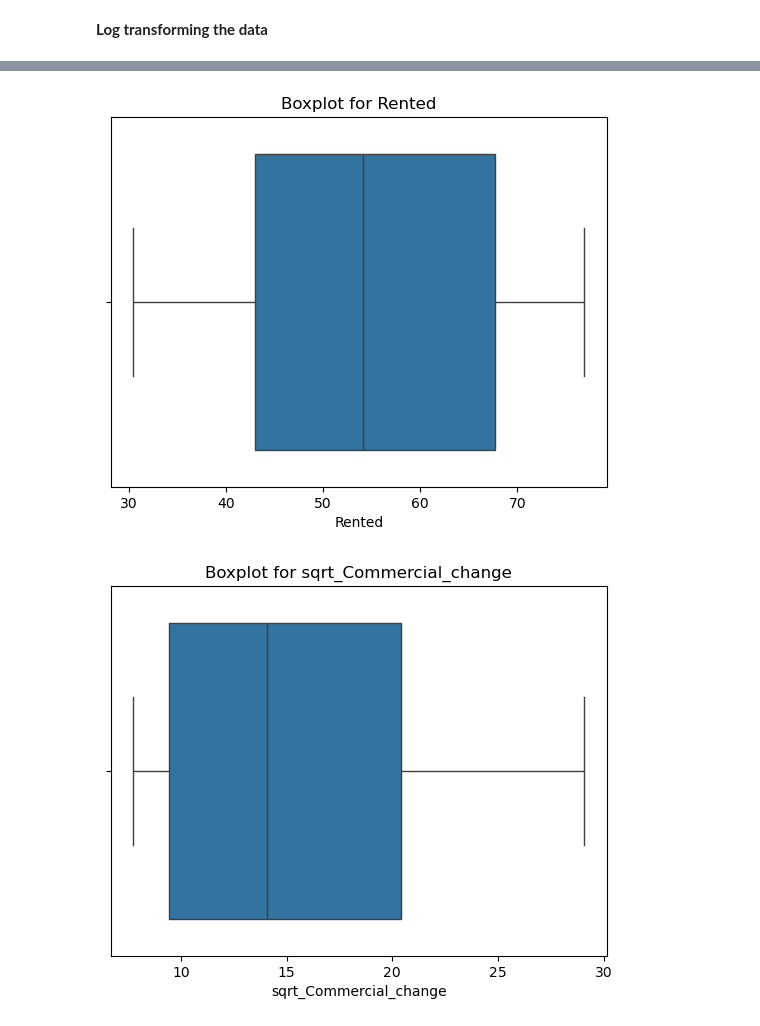
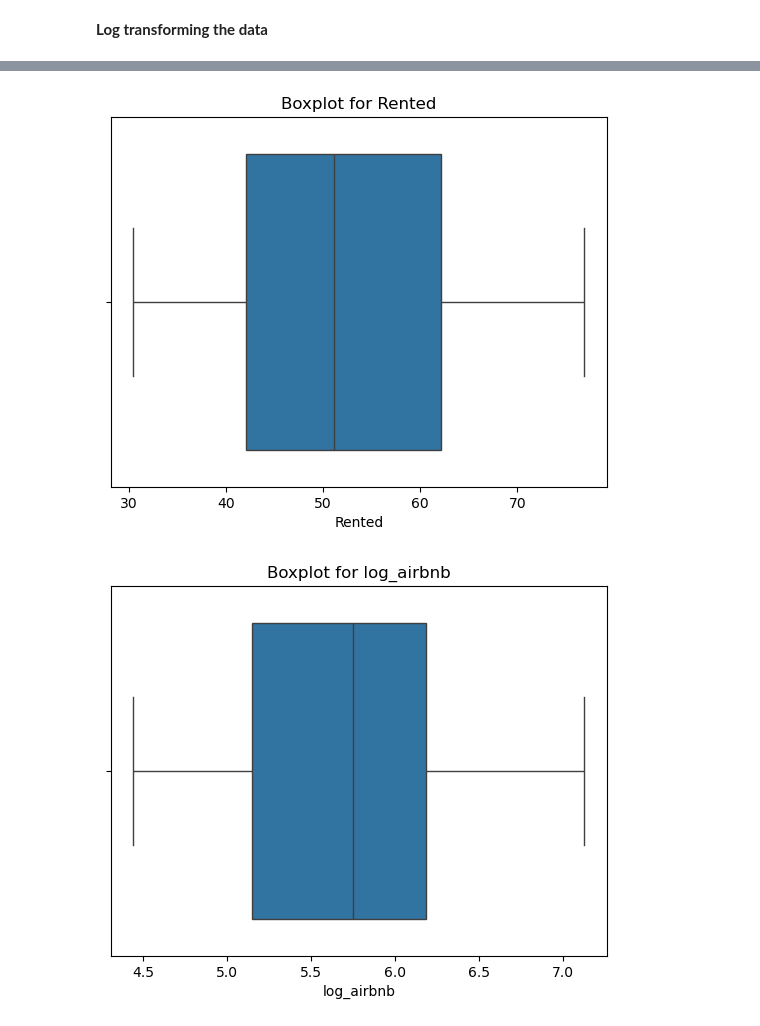
Before and after one commit to a-saveleva/FSDS_Slap, a Jupyter notebook: Regression.ipynb, the cells around one changed output, grey strips where cells are left out. Cells and saved outputs as stored; diff of their text form; code cells hidden in the pictures.

```diff
--- a/Regression.ipynb
+++ b/Regression.ipynb
@@ -951,7 +930,7 @@ vacantprops_with_tenure = pd.merge(df_vacantprops[['LAcode', 'LAname', 2023]],
 # Merging vacantprops_with_tenure with merged_borough_counts to add Commercial Change
 vacantprops_with_tenure_and_commercial = pd.merge(
     vacantprops_with_tenure,
-    merged_borough_counts[['GSS_CODE', 'Listings_Count_first']],
+    counts_first_gdf[['GSS_CODE', 'total_airbnbs']],
     left_on='LAcode',  # Merge on LAcode from vacantprops_with_tenure
     right_on='GSS_CODE',  # Merge on GSS_CODE from merged_borough_counts
     how='inner'  # Inner join to only keep matching rows
@@ -1012,14 +991,14 @@ print(final_data_cleaned)
 import numpy as np
 
 # sqrt transform the 'Commercial_change' and '2023' columns heteroscedastic
-final_data_cleaned['sqrt_Listings_Count_first'] = np.sqrt(final_data_cleaned['Listings_Count_first'])
+final_data_cleaned['sqrt_airbnb'] = np.sqrt(final_data_cleaned['total_airbnbs'])
 final_data_cleaned['log_2023'] = np.log(final_data_cleaned[2023])
 
 final_data_cleaned['log_distance_to_midpoint'] = np.log(final_data_cleaned['distance_to_midpoint'] + 1)  # Add 1 to avoid log(0)
 final_data_cleaned['sqrt_pricedif'] = np.sqrt(final_data_cleaned['Price_Difference'] + 1)  # Add 1 to avoid log(0)
 
 
-#because hetero
+#because heteroscedastic
 
 # Display the dataframe after log transformation
 print(final_data_cleaned)
@@ -1027,7 +1006,7 @@ print(final_data_cleaned)
 ## --- doing the shapiro test again on both
         ## logged commercial data ##
 # Perform the Shapiro-Wilk test
-stat, p_value = shapiro(final_data_cleaned['sqrt_Listings_Count_first'])
+stat, p_value = shapiro(final_data_cleaned['log_airbnb'])
 ## Shapiro-Wilk Test Statistic: 0.9556339522701023
 #P-value: 0.20788115435839877
 
@@ -1053,14 +1032,14 @@ plt.figure(figsize=(12, 6))
 
 # Plot histogram for log-transformed Commercial Change
 plt.subplot(1, 2, 1)  # 1 row, 2 columns, 1st subplot
-sns.histplot(final_data_cleaned['log_Commercial_change'], kde=True, color='blue')
+sns.histplot(final_data_cleaned['log_airbnb'], kde=True, color='blue')
 plt.title('Histogram of Log-Transformed Commercial Change')
-plt.xlabel('Log of Commercial Change')
+plt.xlabel('Log of airbnb percentage change data')
 plt.ylabel('Frequency')
 
 # Plot histogram for log-transformed 2023 values
 plt.subplot(1, 2, 2)  # 1 row, 2 columns, 2nd subplot
-sns.histplot(final_data_cleaned['sqrt_2023'], kde=True, color='green')
+sns.histplot(final_data_cleaned['log_2023'], kde=True, color='green')
 plt.title('Histogram of Log-Transformed 2023')
 plt.xlabel('Log of 2023 Values')
 plt.ylabel('Frequency')
@@ -1079,7 +1075,7 @@ import matplotlib.pyplot as plt
 import seaborn as sns
 
 # List of variables to check for outliers
-vars_ = ['log_2023', 'Owned', 'Rented', 'sqrt_Commercial_change', 'log_distance_to_midpoint', 'sqrt_pricedif']
+vars_ = ['log_2023', 'Owned', 'Rented', 'log_airbnb', 'log_distance_to_midpoint', 'sqrt_pricedif']
 
 # boxplots for each variable
 for var in vars_:
@@ -1096,21 +1092,28 @@ for var in vars_:
 [figure]
 [figure]
 # %%
-from scipy.stats import zscore
+# Calculate Q1, Q3, and IQR for each numeric column - makes sense to do it this way because i displayed the outliers in a boxplot
+#initally
 
-# Calculate the Z-scores for the variables
-z_scores = final_data_cleaned[vars_].apply(zscore)
+# Select only numeric columns because it won't work for a string
+numeric_cols = final_data_cleaned.select_dtypes(include=['float64', 'int64'])
 
-# Identify outliers: Z-score greater than 3 or less than -3
-outliers_zscore = (z_scores > 3) | (z_scores < -3)
+Q1 = numeric_cols.quantile(0.25)
+Q3 = numeric_cols.quantile(0.75)
+IQR = Q3 - Q1
 
-# Display rows with outliers
-outliers = final_data_cleaned[outliers_zscore.any(axis=1)]
-#print(outliers)
+# Define bounds for detecting outliers
+lower_bound = Q1 - 1.5 * IQR
+upper_bound = Q3 + 1.5 * IQR
 
-#### removing outliers -----
-# Filter out rows where any variable has a Z-score greater than 3 or less than -3
-final_data_cleaned_no_outliers = final_data_cleaned[~outliers_zscore.any(axis=1)]
+# Identify rows in numeric columns that are within bounds
+mask = ~((numeric_cols < lower_bound) | (numeric_cols > upper_bound)).any(axis=1)
+
+# Use the mask to filter the original DataFrame
+final_data_cleaned_no_outliers = final_data_cleaned[mask]
+
+
+
 #print(final_data_cleaned_no_outliers)
 
 ## --------- rechecking
@@ -1122,12 +1125,5 @@ for var in vars_:
     plt.title(f"Boxplot for {var}")
     plt.show()
 
-# Calculate the Z-scores for the variables
-z_scores = final_data_cleaned_no_outliers[vars_].apply(zscore)
-
-# Identify outliers: Z-score greater than 3 or less than -3
-outliers_zscore = (z_scores > 3) | (z_scores < -3)
-
-final_data_cleaned_no_outliers1 = final_data_cleaned_no_outliers[~outliers_zscore.any(axis=1)]
-#print(final_data_cleaned_no_outliers1)
+print(final_data_cleaned_no_outliers)
 # %% [output]
@@ -1153,2 +1132,2 @@ final_data_cleaned_no_outliers1 = final_data_cleaned_no_outliers[~outliers_zscor
-[figure, old version]
+[figure, new version]
-[figure, old version]
+[figure, new version]
```
Also changed, not shown: parts of 20 cells of this notebook.
